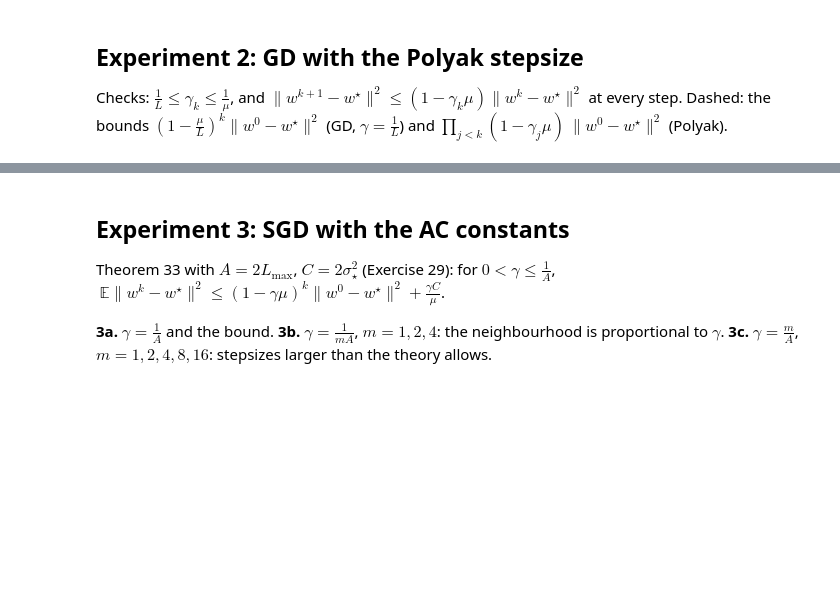
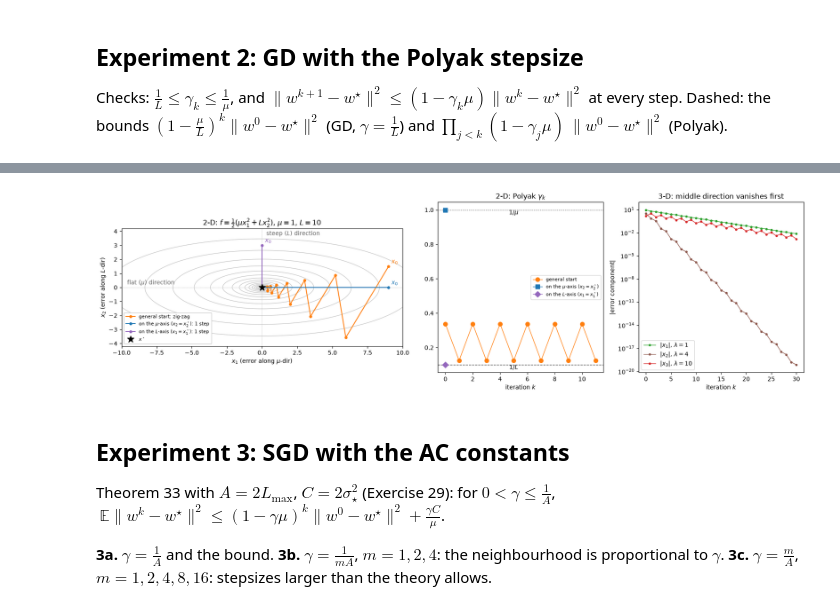
Before and after one commit to Gor-2001/thesis_hw, a Jupyter notebook: Homework/Exercises/hw_2026_11_11/sgd_lin.ipynb, the cells around one changed output, grey strips where cells are left out. Saved outputs shown, nothing was run; the diff lists cells and outputs as text; code cells hidden in the pictures; blank space fills up the shorter version.

```diff
--- a/Homework/Exercises/hw_2026_11_11/sgd_lin.ipynb
+++ b/Homework/Exercises/hw_2026_11_11/sgd_lin.ipynb
@@ -336,0 +382,81 @@ Step count and time:
+# %%
+# ---- TEMP: toy example, Polyak stepsize on a 2-D / 3-D quadratic ----
+# f(x) = 1/2 (a_1 x_1^2 + a_2 x_2^2 [+ a_3 x_3^2]), minimum x* = 0, f* = 0.
+# a_1 small = flat direction, a_2 large = steep direction.
+def polyak_toy(lams, x0, iters):
+    lams = np.asarray(lams, float)
+    x, xs, gs = np.asarray(x0, float), [], []
+    for _ in range(iters):
+        xs.append(x)
+        g = lams * x                                  # grad f = (a_i x_i)_i
+        if not np.any(g):                             # reached x* exactly: gamma would be 0/0
+            break
+        gamma = 2 * (0.5 * np.sum(lams * x ** 2)) / np.sum(g ** 2)
+        gs.append(gamma)
+        x = x - gamma * g
+    xs.append(x)
+    return np.array(xs), np.array(gs)
+
+a1, a2 = 1.0, 10.0
+# starting points: (label, x0, color). x* = (0, 0), so x0 IS the initial error.
+STARTS = [
+    ("general start", [9.0, 1.5], "C1"),
+    (r"on the $x_1$-axis ($x_2 = x_2^\star$)", [9.0, 0.0], "C0"),
+    (r"on the $x_2$-axis ($x_1 = x_1^\star$)", [0.0, 3.0], "C4"),
+]
+runs = []
+for label, x0, color in STARTS:
+    xs, gs = polyak_toy([a1, a2], x0=x0, iters=12)
+    runs.append((label, xs, gs, color))
+    print(f"=== x0 = {x0} ({label}) ===")
+    for k in range(min(6, len(gs))):
+        print(f"k={k}: x_k = ({xs[k, 0]:+.4f}, {xs[k, 1]:+.4f})   gamma_k = {gs[k]:.4f}   "
+              f"(1 - gamma*a1, 1 - gamma*a2) = ({1 - gs[k] * a1:+.3f}, {1 - gs[k] * a2:+.3f})")
+    if len(gs) >= 2:
+        print(f"1/gamma_a + 1/gamma_b = {1 / gs[-1] + 1 / gs[-2]:.4f},  a1 + a2 = {a1 + a2}\n")
+    else:
+        print(f"stopped after {len(gs)} step(s): x_{len(gs)} = {xs[-1]}\n")
+
+fig, ax = plt.subplots(1, 3, figsize=(17, 5), gridspec_kw=dict(width_ratios=[1.7, 1, 1]))
+
+# (1) level sets f = const are ellipses; the general path zig-zags, the on-axis paths jump straight to x*
+u, v = np.meshgrid(np.linspace(-10, 10, 400), np.linspace(-4.2, 4.2, 300))
+ax[0].contour(u, v, 0.5 * (a1 * u ** 2 + a2 * v ** 2), levels=np.geomspace(0.05, 60, 14),
+              colors="0.75", linewidths=0.8)
+ax[0].axhline(0, color="0.6", lw=0.6, ls=":")
+ax[0].axvline(0, color="0.6", lw=0.6, ls=":")
+for label, xs, gs, color in runs:
+    ax[0].plot(xs[:, 0], xs[:, 1], "-o", color=color, ms=4, lw=1.5, label=f"{label}: " + ("zig-zag" if len(gs) > 1 else "1 step"))
+    ax[0].annotate("$x_0$", xs[0], textcoords="offset points", xytext=(5, 5), color=color)
+ax[0].plot(0, 0, "k*", ms=12, label=r"$x^\star$")
+ax[0].text(-9.6, 0.2, r"flat direction", color="0.4")
+ax[0].text(0.3, 3.7, r"steep direction", color="0.4")
+ax[0].set_aspect("equal")
+ax[0].set_title(rf"2-D: $f=\frac{{1}}{{2}}(a_1 x_1^2 + a_2 x_2^2)$, $a_1={a1:g}$, $a_2={a2:g}$")
+ax[0].set_xlabel(r"$x_1$")
+ax[0].set_ylabel(r"$x_2$")
+ax[0].legend(loc="lower left", framealpha=1, fontsize=8)
+
+# (2) general start: gamma_k ping-pongs; on-axis starts: a single step with gamma = 1/a1 or 1/a2
+ax[1].axhline(1 / a2, color="0.3", ls="--", lw=1)
+ax[1].axhline(1 / a1, color="0.3", ls=":", lw=1)
+ax[1].text(5, 1 / a2, r"$1/a_2$", va="top", ha="center")
+ax[1].text(5, 1 / a1, r"$1/a_1$", va="top", ha="center")
+for (label, xs, gs, color), mk in zip(runs, ["o", "s", "D"]):
+    ax[1].plot(gs, mk + "-", color=color, ms=7, lw=1, label=label)
+ax[1].set_title(r"2-D: Polyak $\gamma_k$")
+ax[1].set_xlabel("iteration $k$")
+ax[1].legend(fontsize=8, loc="center right")
+
+# (3) 3-D: a middle eigenvalue dies out fastest, leaving the 2-D zig-zag
+a3s = [1.0, 4.0, 10.0]              # a_1, a_2, a_3
+xs3, _ = polyak_toy(a3s, x0=[9.0, 3.0, 1.5], iters=30)
+for j, (a_j, c_j) in enumerate(zip(a3s, ["C2", "C5", "C3"])):
+    ax[2].semilogy(np.abs(xs3[:, j]), "o-", ms=3, lw=1, color=c_j, label=rf"$|x_{j + 1}|$, $a_{j + 1}={a_j:g}$")
+ax[2].set_title(r"3-D: middle direction vanishes first")
+ax[2].set_xlabel("iteration $k$")
+ax[2].set_ylabel("|error component|")
+ax[2].legend()
+
+save(fig, "lin_exp2_polyak_toy.png")
+# %% [output]
@@ -337,3 +479,4 @@ Step count and time:
+[figure, added]
 # %% [markdown]
 ## Experiment 3: SGD with the AC constants
 Theorem 33 with $A = 2L_{\max}$, $C = 2\sigma_\star^2$ (Exercise 29): for $0 < \gamma \le \frac{1}{A}$,
```
Also changed, not shown: parts of 7 cells of this notebook, 4 other files.
